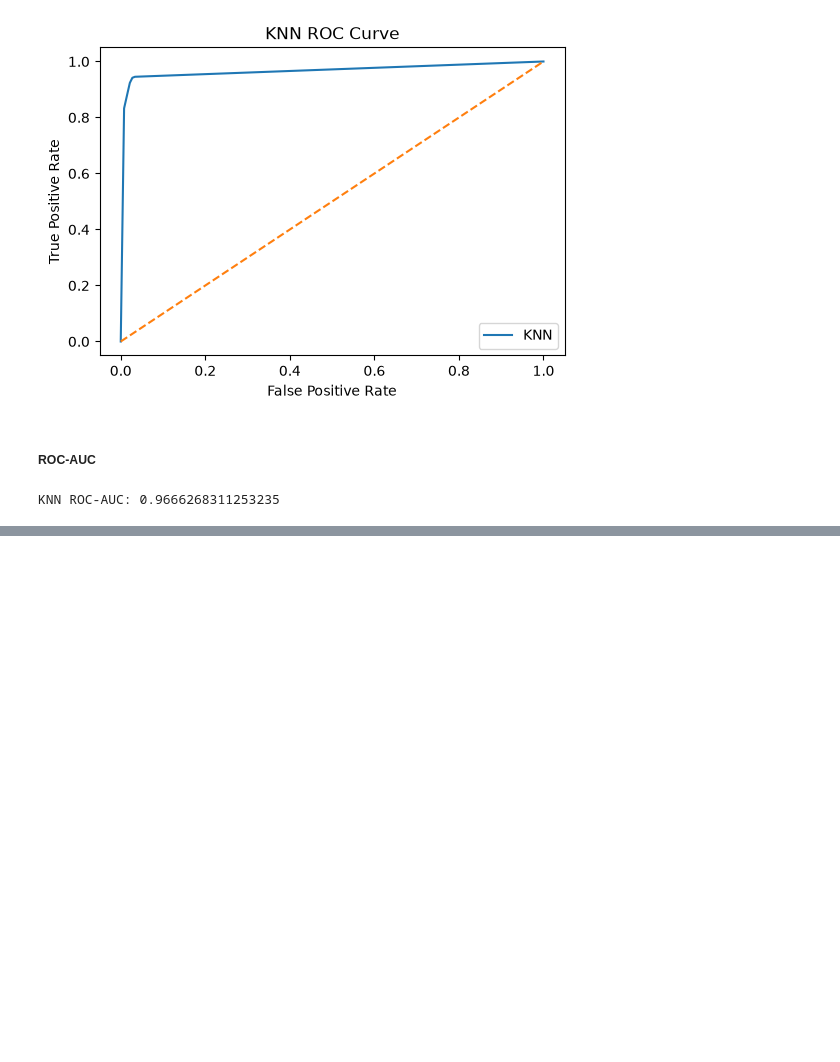
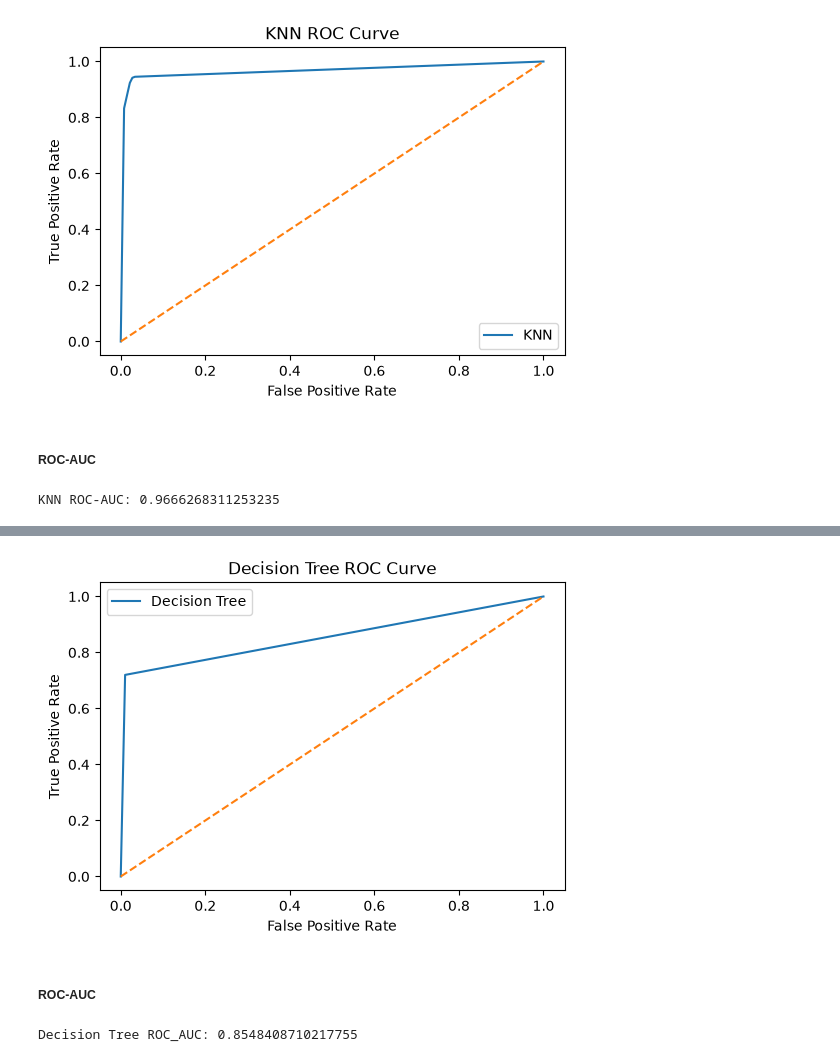
Before and after one commit to Rupesh-Mane/air-pressure-system-failure-prediction, a Jupyter notebook: notebooks/05_model_evaluation.ipynb, the cells around one changed output, grey strips where cells are left out. Cells and saved outputs as stored; diff of their text form; code cells hidden in the pictures; blank space fills up the shorter version.

```diff
--- a/notebooks/05_model_evaluation.ipynb
+++ b/notebooks/05_model_evaluation.ipynb
@@ -298,0 +370,36 @@ KNN ROC-AUC: 0.9666268311253235
+# %%
+decision_tree_probability = decision_tree_model.predict_proba(x_test)[:, 1]
+# %%
+decision_tree_fpr, decision_tree_tpr, decision_tree_thresholds = roc_curve( y_test,decision_tree_probability)
+# %%
+plt.figure(figsize=(6, 4))
+
+plt.plot(
+    decision_tree_fpr,
+    decision_tree_tpr,
+    label="Decision Tree"
+)
+
+plt.plot(
+    [0, 1],
+    [0, 1],
+    linestyle="--"
+)
+
+plt.xlabel("False Positive Rate")
+plt.ylabel("True Positive Rate")
+
+plt.title("Decision Tree ROC Curve")
+
+plt.legend()
+
+plt.show()
+# %% [output]
+[figure, added]
+# %% [markdown]
+##### ROC-AUC
+# %%
+decision_tree_roc_auc=roc_auc_score(y_test,decision_tree_probability)
+print("Decision Tree ROC_AUC:",decision_tree_roc_auc)
+# %% [output]
+Decision Tree ROC_AUC: 0.8548408710217755
```
Also changed, not shown: parts of 17 cells of this notebook.
